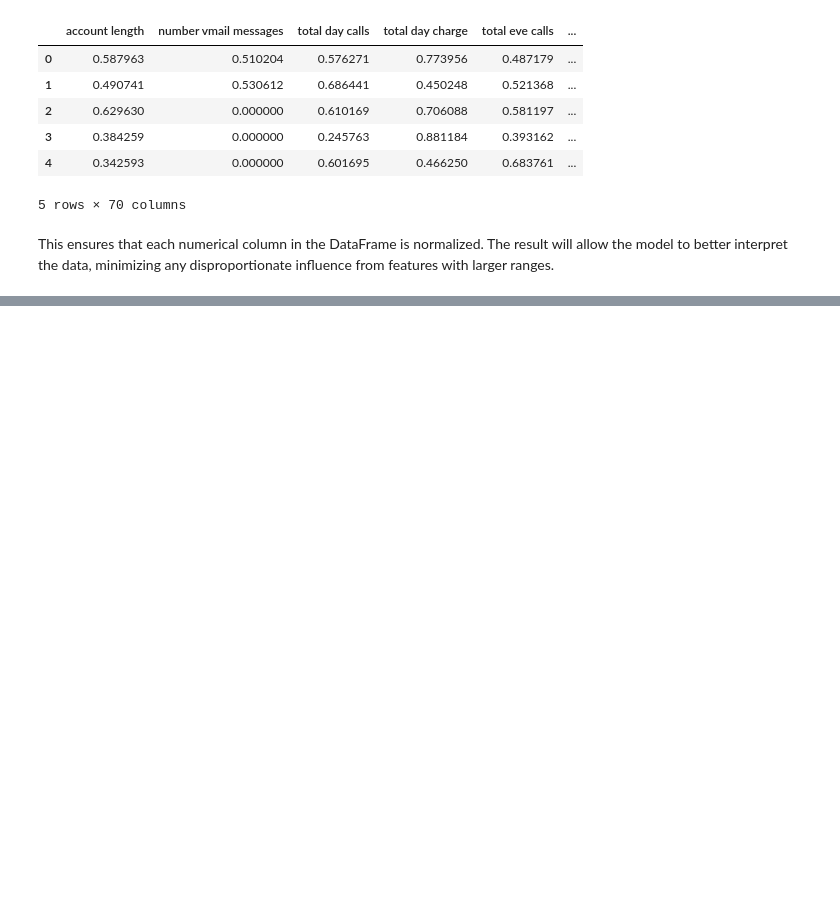
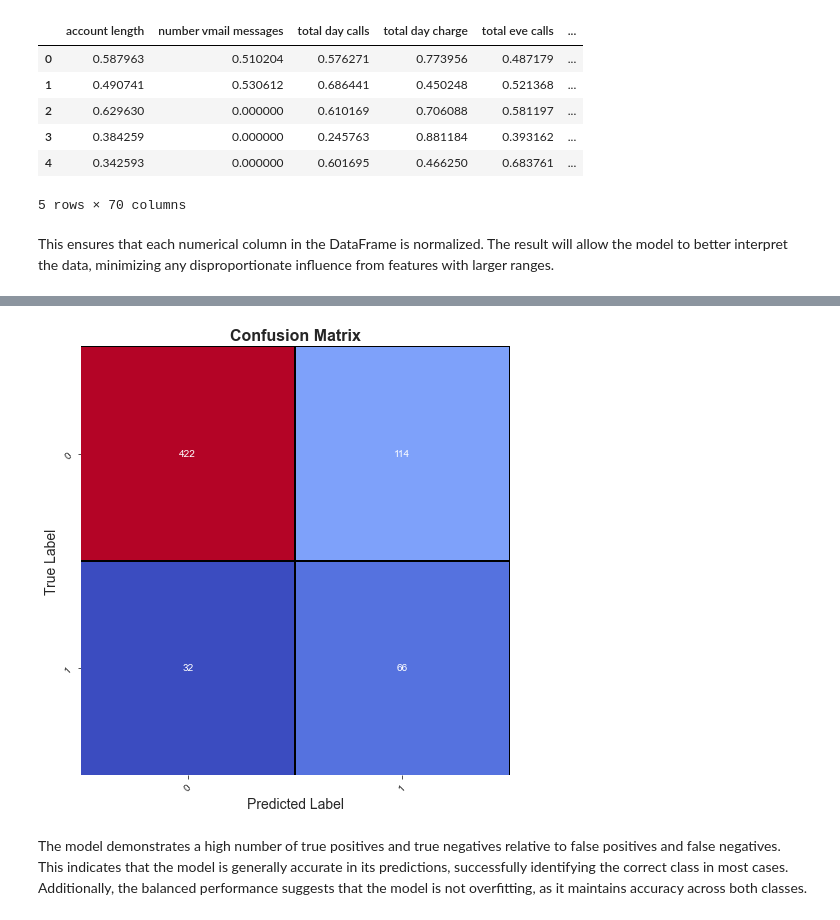
Before and after one commit to ANGI3MAINA/SyriaTel-Customer-Churn-Prediction, a Jupyter notebook: code.ipynb, the cells around one changed output, grey strips where cells are left out. Drawn from its saved outputs; the diff is of its cells as text; code cells hidden in the pictures; blank space fills up the shorter version.

Commit message:
logistic regression

```diff
--- a/code.ipynb
+++ b/code.ipynb
@@ -665,0 +674,5 @@ This ensures that each numerical column in the DataFrame is normalized. The resu
+# %%
+X = df.drop("churn", axis=1)
+y = df["churn"]
+
+X_train, X_test, y_train, y_test = train_test_split(X, y, test_size=0.2, random_state=42)
@@ -665,0 +682,3 @@ This ensures that each numerical column in the DataFrame is normalized. The resu
+# %%
+smote = SMOTENC(categorical_features=[1, 2], random_state=42)
+X_train_resampled, y_train_resampled = smote.fit_resample(X_train, y_train)
@@ -665,0 +690,52 @@ This ensures that each numerical column in the DataFrame is normalized. The resu
+# %%
+# Logistic Regression
+# This binary classification model serves as a baseline to estimate the probability of an instance belonging to a specific class based on predictive features.
+
+# Initialize the logistic regression model
+logreg = LogisticRegression()
+
+# Fit the model on the resampled training data
+logreg.fit(X_train_resampled,y_train_resampled )
+
+# Predict on the test data
+y_pred = logreg.predict(X_test)
+
+def plot_confusion_matrix(y_true, y_pred, class_labels, title='Confusion Matrix', cmap='coolwarm'):
+    """
+    Plots a stylized confusion matrix.
+
+    Parameters:
+    - y_true: array-like, ground truth target values.
+    - y_pred: array-like, predicted target values.
+    - class_labels: list of strings, class names.
+    - title: string, title of the plot.
+    - cmap: string, color map to use for the plot.
+    """
+    # Compute the confusion matrix
+    cm = confusion_matrix(y_true, y_pred)
+
+    # Set up the matplotlib figure
+    plt.figure(figsize=(10, 7))
+
+    # Plot the heatmap for the confusion matrix
+    sns.heatmap(cm, annot=True, fmt='d', cmap=cmap,
+                xticklabels=class_labels, yticklabels=class_labels,
+                cbar=False, linewidths=0.5, linecolor='black', square=True)
+
+    # Add labels and title
+    plt.title(title, fontsize=16, fontweight='bold')
+    plt.xlabel('Predicted Label', fontsize=14)
+    plt.ylabel('True Label', fontsize=14)
+    plt.xticks(rotation=45)
+    plt.yticks(rotation=45)
+
+    # Optimize layout and display the plot
+    plt.tight_layout()
+    plt.show()
+
+# Plotting the confusion matrix for the test predictions
+plot_confusion_matrix(y_test, y_pred, class_labels=[0, 1])
+# %% [output]
+[figure, added]
+# %% [markdown]
+The model demonstrates a high number of true positives and true negatives relative to false positives and false negatives. This indicates that the model is generally accurate in its predictions, successfully identifying the correct class in most cases. Additionally, the balanced performance suggests that the model is not overfitting, as it maintains accuracy across both classes.
```
Also changed, not shown: parts of 9 cells of this notebook.
